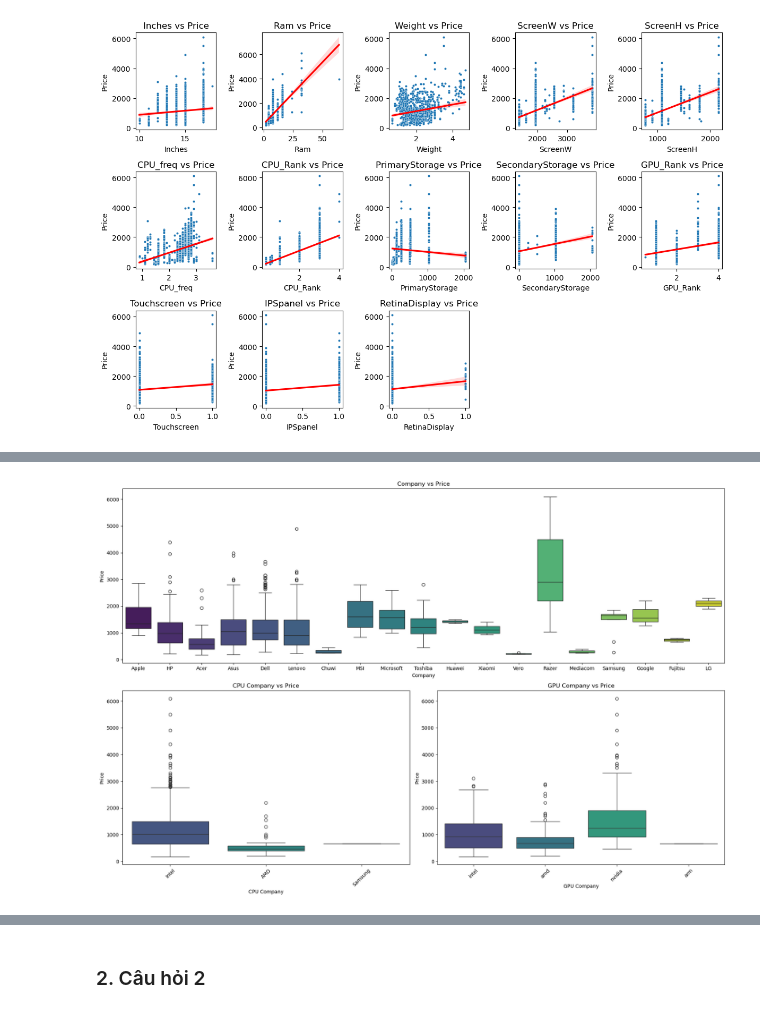
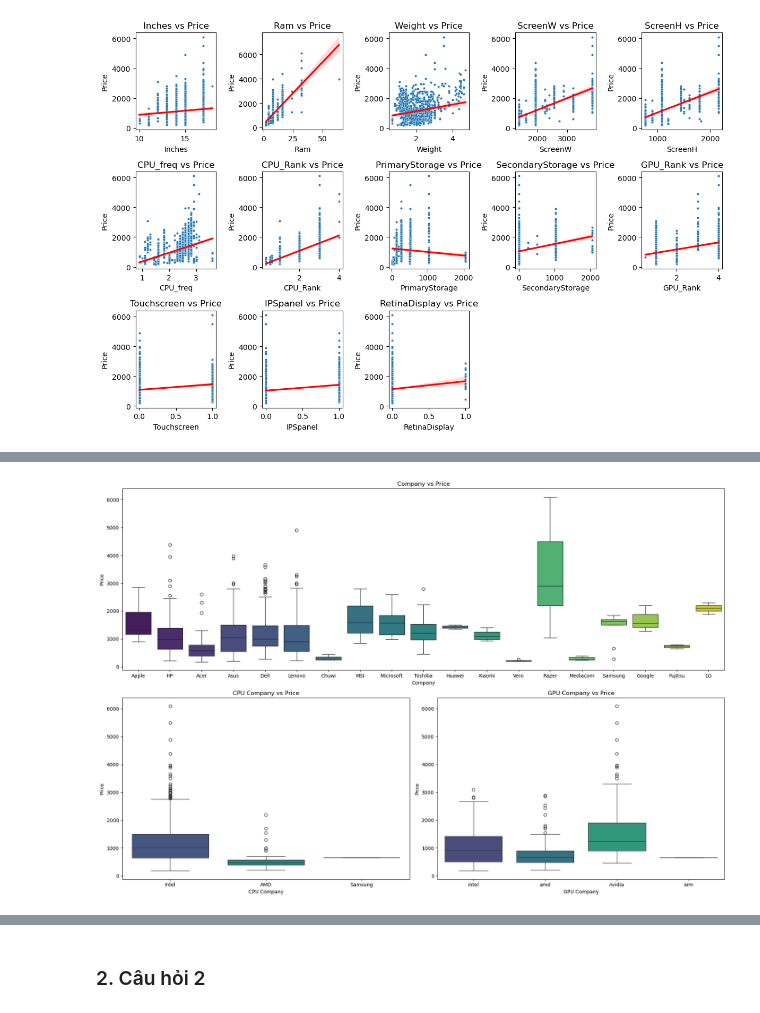
Before and after one commit to nguyennn263/final-lab-programming4DS, a Jupyter notebook: final-lab.ipynb, the cells around one changed output, grey strips where cells are left out. Drawn from its saved outputs; the diff is of its cells as text; code cells hidden in the pictures.

```diff
--- a/final-lab.ipynb
+++ b/final-lab.ipynb
@@ -1214,36 +1181,34 @@ nvidia       459.0  6099.0
 # %%
 # Vẽ box plot giữa các hãng (Company), Hãng CPU (CPU_Company), Hãng GPU(GPU_Company) với giá (Price_euros) để thấy sự phân bố các hãng theo từng mức giá
 from matplotlib.gridspec import GridSpec
 plt.figure(figsize=(18, 12))
 gs = GridSpec(2, 2, height_ratios=[1, 1])
 
 ax0 = plt.subplot(gs[0, :])
 sns.boxplot(data=df, x='Company', y='Price_euros', hue='Company', palette='viridis')
 plt.title('Company vs Price')
 plt.xlabel('Company')
 plt.ylabel('Price')
 plt.legend([], [], frameon=False)  # Ẩn legend
 
 ax1 = plt.subplot(gs[1, 0])
 sns.boxplot(data=df, x='CPU_company', y='Price_euros', hue='CPU_company', palette='viridis')
 plt.title('CPU Company vs Price')
 plt.xlabel('CPU Company')
 plt.ylabel('Price')
-plt.xticks(rotation=45)
 plt.legend([], [], frameon=False)
 
 ax2 = plt.subplot(gs[1, 1])
 sns.boxplot(data=df, x='GPU_company', y='Price_euros', hue='GPU_company', palette='viridis')
 plt.title('GPU Company vs Price')
 plt.xlabel('GPU Company')
 plt.ylabel('Price')
-plt.xticks(rotation=45)
 plt.legend([], [], frameon=False)
 
 plt.tight_layout()
 plt.show()
 # %% [output]
-[figure, old version]
+[figure, new version]
 # %% [markdown]
 Company vs Price:
 - Razer: Có giá trung bình cao nhất, vượt xa các hãng khác, phản ánh chiến lược tập trung vào laptop gaming cao cấp, với phần lớn sản phẩm nằm ở phân khúc giá trên 2000 euros.
```
Also changed, not shown: parts of 12 cells of this notebook.
